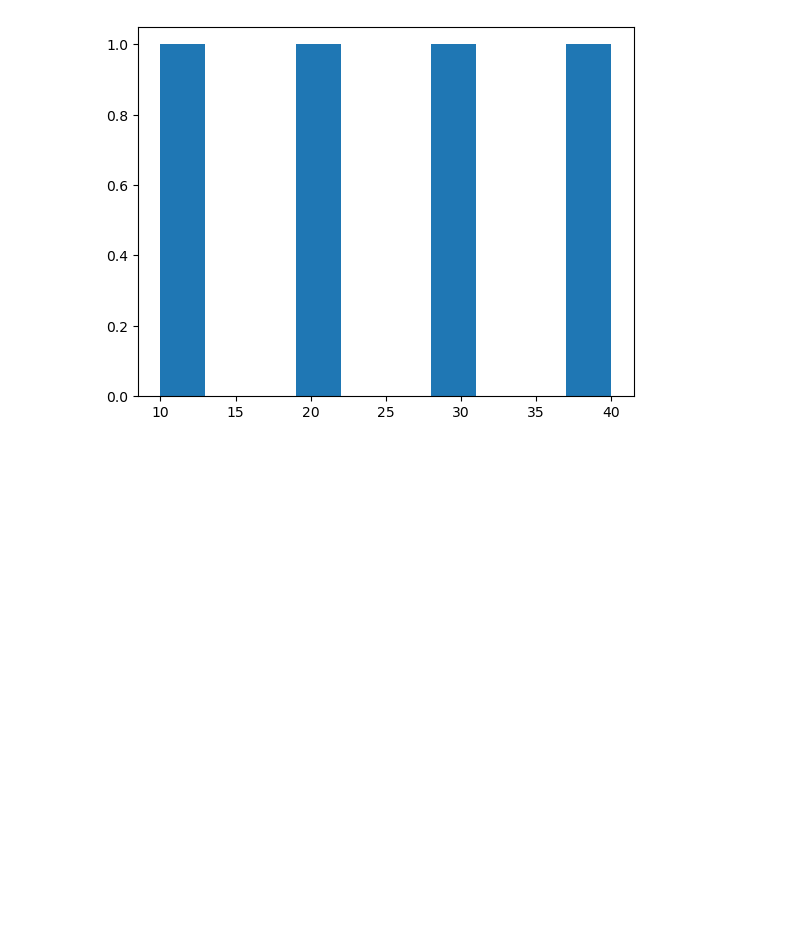
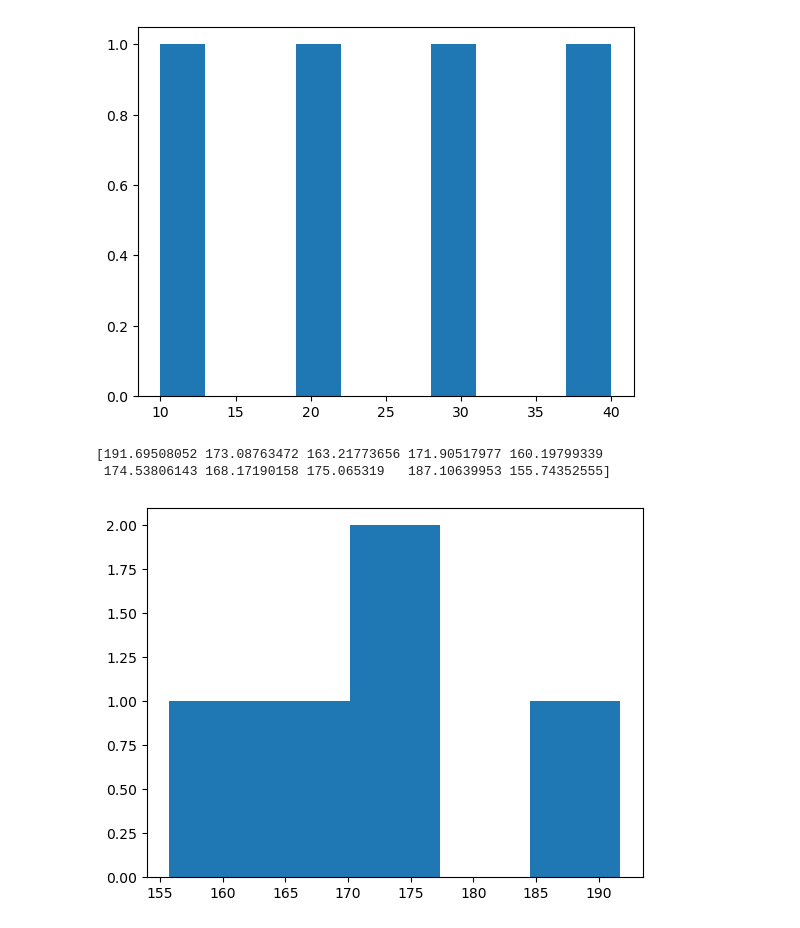
Before and after one commit to azartechnet/SanjithaBatch, a Jupyter notebook: Matplotlib.ipynb, the cells around one changed output. Cells and saved outputs as stored; diff of their text form; code cells hidden in the pictures; blank space fills up the shorter version.

```diff
--- a/Matplotlib.ipynb
+++ b/Matplotlib.ipynb
@@ -198,0 +202,11 @@ plt.show()
+# %%
+x=np.random.normal(170,10,10)
+print(x)
+# %% [output]
+[191.69508052 173.08763472 163.21773656 171.90517977 160.19799339
+ 174.53806143 168.17190158 175.065319   187.10639953 155.74352555]
+# %%
+plt.hist(x)
+plt.show()
+# %% [output]
+[figure, added]
```
Also changed, not shown: parts of 2 cells of this notebook.
